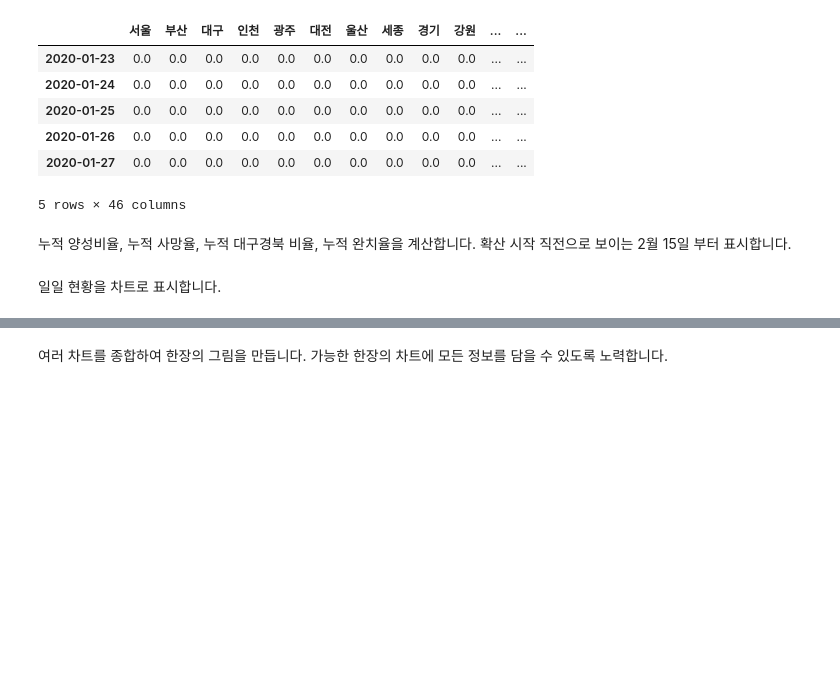
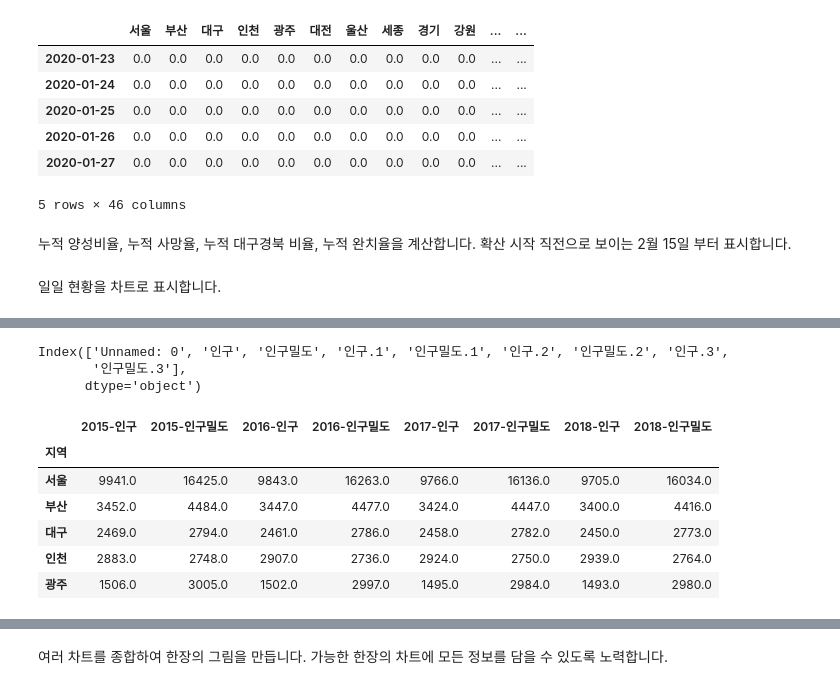
Before and after one commit to yong27/coronadaily, a Jupyter notebook: COVID19-daily-analysis.ipynb, the cells around one changed output, grey strips where cells are left out. Cells and saved outputs as stored; diff of their text form; code cells hidden in the pictures; blank space fills up the shorter version.

```diff
--- a/COVID19-daily-analysis.ipynb
+++ b/COVID19-daily-analysis.ipynb
@@ -127,0 +147,20 @@ plt.show()
+# %%
+density.columns
+# %% [output]
+Index(['Unnamed: 0', '인구', '인구밀도', '인구.1', '인구밀도.1', '인구.2', '인구밀도.2', '인구.3',
+       '인구밀도.3'],
+      dtype='object')
+# %%
+density.columns = ['지역', '2015-인구', '2015-인구밀도', '2016-인구', '2016-인구밀도', '2017-인구', '2017-인구밀도',
+                   '2018-인구', '2018-인구밀도']
+density = density.iloc[1:, :].set_index('지역')
+density = density.astype(float)
+density.head()
+# %% [output]
+|  | 2015-인구 | 2015-인구밀도 | 2016-인구 | 2016-인구밀도 | 2017-인구 | 2017-인구밀도 | 2018-인구 | 2018-인구밀도 |
+| 지역 |  |  |  |  |  |  |  |  |
+| 서울 | 9941.0 | 16425.0 | 9843.0 | 16263.0 | 9766.0 | 16136.0 | 9705.0 | 16034.0 |
+| 부산 | 3452.0 | 4484.0 | 3447.0 | 4477.0 | 3424.0 | 4447.0 | 3400.0 | 4416.0 |
+| 대구 | 2469.0 | 2794.0 | 2461.0 | 2786.0 | 2458.0 | 2782.0 | 2450.0 | 2773.0 |
+| 인천 | 2883.0 | 2748.0 | 2907.0 | 2736.0 | 2924.0 | 2750.0 | 2939.0 | 2764.0 |
+| 광주 | 1506.0 | 3005.0 | 1502.0 | 2997.0 | 1495.0 | 2984.0 | 1493.0 | 2980.0 |
```
Also changed, not shown: parts of 7 cells of this notebook, 4 other files.
